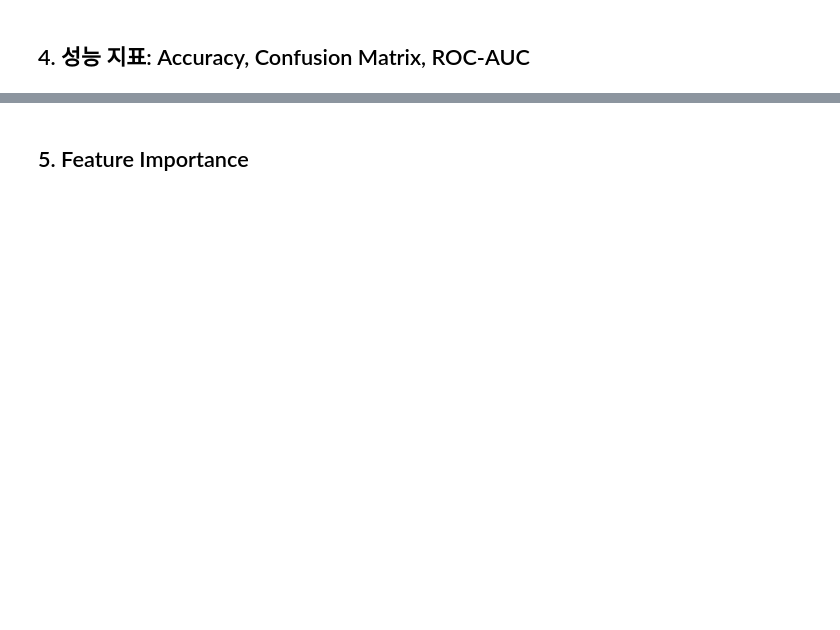
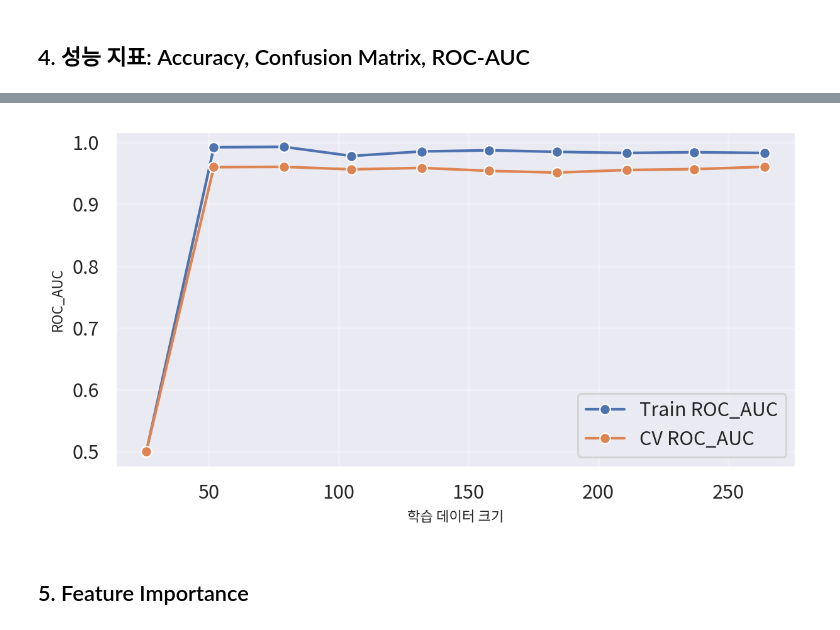
Before and after one commit to BoheeJeong/Machine_learning, a Jupyter notebook: [LAB 05] 비지도 학습 - 구매 패턴 기반 고객 군집 분석과 페르소나 도출/01-XGBoost_Channel_분류_TabPy.ipynb, the cells around one changed output, grey strips where cells are left out. Drawn from its saved outputs; the diff is of its cells as text; code cells hidden in the pictures; blank space fills up the shorter version.

```diff
--- a/[LAB 05] 비지도 학습 - 구매 패턴 기반 고객 군집 분석과 페르소나 도출/01-XGBoost_Channel_분류_TabPy.ipynb
+++ b/[LAB 05] 비지도 학습 - 구매 패턴 기반 고객 군집 분석과 페르소나 도출/01-XGBoost_Channel_분류_TabPy.ipynb
@@ -73,0 +396,31 @@ y_pred_proba_1 = y_pred_proba[:, 1]  # 양성(Channel=2) 확률
+# %%
+# 동일 데이터로 여러 모델 학습·평가 (LAB 09 로지스틱·경사하강·트리 + XGBoost·CatBoost)
+RS = 52
+models = [
+    ('LogisticRegression', LogisticRegression(C=0.1, random_state=RS, max_iter=1000)),
+    ('SGDClassifier(경사하강)', SGDClassifier(loss='log_loss', max_iter=1000, random_state=RS)),
+    ('DecisionTree', DecisionTreeClassifier(max_depth=5, random_state=RS)),
+    ('RandomForest', RandomForestClassifier(n_estimators=100, max_depth=5, random_state=RS, n_jobs=-1)),
+    ('GradientBoosting', GradientBoostingClassifier(n_estimators=100, max_depth=3, random_state=RS)),
+    ('XGBoost', xgb.XGBClassifier(random_state=RS, use_label_encoder=False, eval_metric='logloss')),
+]
+if HAS_CATBOOST:
+    models.append(('CatBoost', CatBoostClassifier(iterations=100, depth=4, random_state=RS, verbose=0)))
+
+results = []
+for name, est in models:
+    est.fit(X_train, y_train)
+    pred = est.predict(X_test)
+    acc = accuracy_score(y_test, pred)
+    f1 = f1_score(y_test, pred, zero_division=0)
+    try:
+        proba = est.predict_proba(X_test)[:, 1]
+        auc = roc_auc_score(y_test, proba)
+    except Exception:
+        auc = np.nan
+    results.append({'모델': name, 'Accuracy': round(acc, 4), 'F1': round(f1, 4), 'ROC-AUC': round(auc, 4) if not np.isnan(auc) else np.nan})
+
+compare_df = DataFrame(results).set_index('모델')
+compare_df = compare_df.sort_values('ROC-AUC', ascending=False, na_position='last')
+print('동일 train/test 기준 성능 비교 (ROC-AUC 순):')
+compare_df
@@ -110,0 +531,14 @@ plt.close()
+# %%
+# LAB 09 #07 [2] 학습 곡선 그래프
+figsize = (1280 / my_dpi, 720 / my_dpi)
+fig, ax = plt.subplots(1, 1, figsize=figsize, dpi=my_dpi)
+sb.lineplot(x=train_sizes, y=train_mean, marker="o", markeredgecolor="#ffffff", label=f"Train {metric_name}")
+sb.lineplot(x=train_sizes, y=cv_mean, marker="o", markeredgecolor="#ffffff", label=f"CV {metric_name}")
+ax.set_xlabel("학습 데이터 크기", fontsize=8)
+ax.set_ylabel(metric_name, fontsize=8)
+ax.grid(True, alpha=0.3)
+plt.tight_layout()
+plt.show()
+plt.close()
+# %% [output]
+[figure, added]
```
Also changed, not shown: parts of 35 cells of this notebook, 33 other files.
